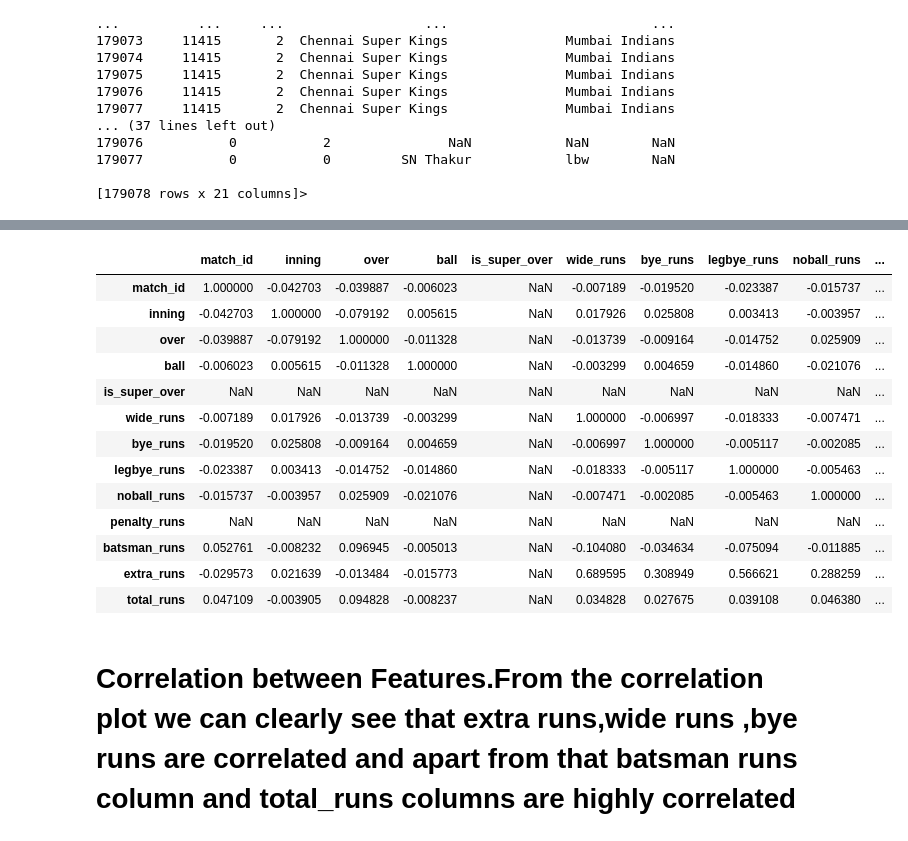
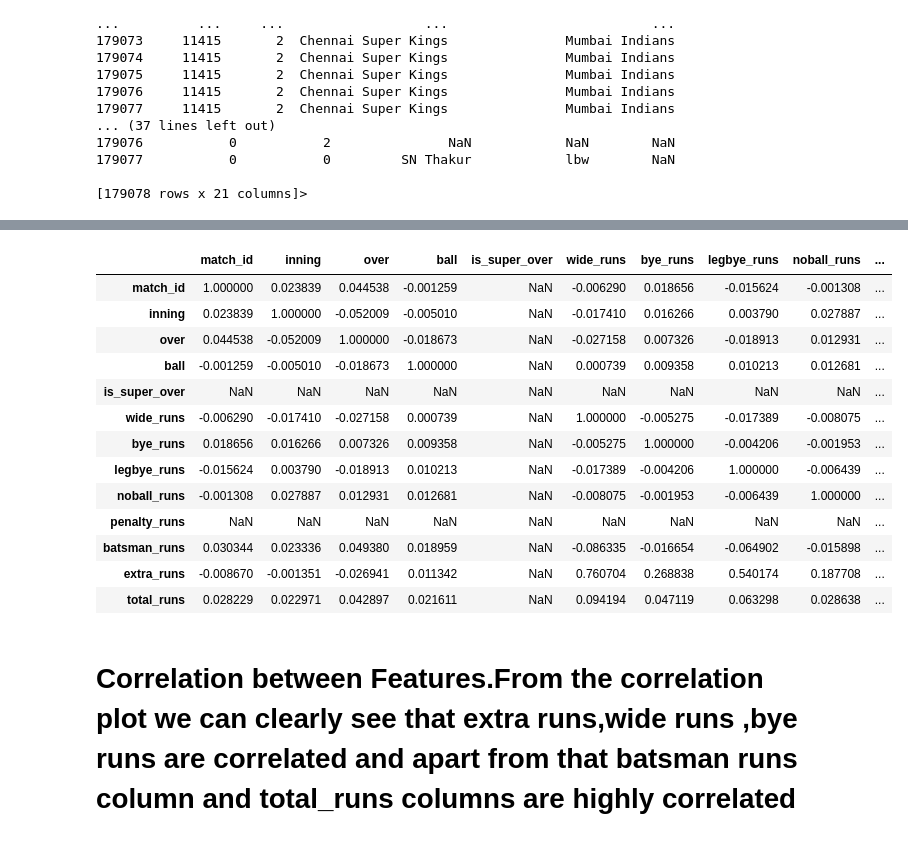
Before and after one commit to prajwal-kv/INTERNSHIP, a Jupyter notebook: DC_RR - Copy.ipynb, the cells around one changed output, grey strips where cells are left out. Cells and saved outputs as stored; diff of their text form; code cells hidden in the pictures.

```diff
--- a/DC_RR - Copy.ipynb
+++ b/DC_RR - Copy.ipynb
@@ -435,0 +438,2 @@ Deliveries.describe
+# %%
+Deliveries.replace('Delhi Daredevils','Delhi Capitals',inplace=True)
@@ -438,2 +463,2 @@ Deliveries.describe
 # %%
-Delhi_Rajastan1=Deliveries.loc[(Deliveries['batting_team' ] =='Rajasthan Royals' ) & (Deliveries['bowling_team'] == 'Delhi Daredevils')]
+Delhi_Punjab1=Deliveries.loc[(Deliveries['batting_team' ] =='Kings XI Punjab' ) & (Deliveries['bowling_team'] == 'Delhi Capitals')]
@@ -456,2 +481,2 @@ Delhi_Rajastan1
 # %%
-Delhi_Rajastan2=Deliveries.loc[(Deliveries['bowling_team' ] =='Rajasthan Royals' ) & (Deliveries['batting_team'] == 'Delhi Daredevils')]
+Delhi_Punjab2=Deliveries.loc[(Deliveries['bowling_team' ] =='Kings XI Punjab' ) & (Deliveries['batting_team'] == 'Delhi Capitals')]
@@ -500 +499,3 @@ Delhi_Capitials_Rajastan_Royals=D_R1.append(D_R2)
+# %%
+Delhi_Punjab=Delhi_Punjab1.append(Delhi_Punjab2)
 # %% [markdown]
@@ -545,20 +565,20 @@ sns.pairplot(Delhi_Capitials_Rajastan_Royals)
 # %%
-Delhi_Capitials_Rajastan_Royals.corr()
+Delhi_Punjab.corr()
 # %% [output]
 |  | match_id | inning | over | ball | is_super_over | wide_runs | bye_runs | legbye_runs | noball_runs | ... |
-| match_id | 1.000000 | -0.042703 | -0.039887 | -0.006023 | NaN | -0.007189 | -0.019520 | -0.023387 | -0.015737 | ... |
-| inning | -0.042703 | 1.000000 | -0.079192 | 0.005615 | NaN | 0.017926 | 0.025808 | 0.003413 | -0.003957 | ... |
-| over | -0.039887 | -0.079192 | 1.000000 | -0.011328 | NaN | -0.013739 | -0.009164 | -0.014752 | 0.025909 | ... |
-| ball | -0.006023 | 0.005615 | -0.011328 | 1.000000 | NaN | -0.003299 | 0.004659 | -0.014860 | -0.021076 | ... |
+| match_id | 1.000000 | 0.023839 | 0.044538 | -0.001259 | NaN | -0.006290 | 0.018656 | -0.015624 | -0.001308 | ... |
+| inning | 0.023839 | 1.000000 | -0.052009 | -0.005010 | NaN | -0.017410 | 0.016266 | 0.003790 | 0.027887 | ... |
+| over | 0.044538 | -0.052009 | 1.000000 | -0.018673 | NaN | -0.027158 | 0.007326 | -0.018913 | 0.012931 | ... |
+| ball | -0.001259 | -0.005010 | -0.018673 | 1.000000 | NaN | 0.000739 | 0.009358 | 0.010213 | 0.012681 | ... |
 | is_super_over | NaN | NaN | NaN | NaN | NaN | NaN | NaN | NaN | NaN | ... |
-| wide_runs | -0.007189 | 0.017926 | -0.013739 | -0.003299 | NaN | 1.000000 | -0.006997 | -0.018333 | -0.007471 | ... |
-| bye_runs | -0.019520 | 0.025808 | -0.009164 | 0.004659 | NaN | -0.006997 | 1.000000 | -0.005117 | -0.002085 | ... |
-| legbye_runs | -0.023387 | 0.003413 | -0.014752 | -0.014860 | NaN | -0.018333 | -0.005117 | 1.000000 | -0.005463 | ... |
-| noball_runs | -0.015737 | -0.003957 | 0.025909 | -0.021076 | NaN | -0.007471 | -0.002085 | -0.005463 | 1.000000 | ... |
+| wide_runs | -0.006290 | -0.017410 | -0.027158 | 0.000739 | NaN | 1.000000 | -0.005275 | -0.017389 | -0.008075 | ... |
+| bye_runs | 0.018656 | 0.016266 | 0.007326 | 0.009358 | NaN | -0.005275 | 1.000000 | -0.004206 | -0.001953 | ... |
+| legbye_runs | -0.015624 | 0.003790 | -0.018913 | 0.010213 | NaN | -0.017389 | -0.004206 | 1.000000 | -0.006439 | ... |
+| noball_runs | -0.001308 | 0.027887 | 0.012931 | 0.012681 | NaN | -0.008075 | -0.001953 | -0.006439 | 1.000000 | ... |
 | penalty_runs | NaN | NaN | NaN | NaN | NaN | NaN | NaN | NaN | NaN | ... |
-| batsman_runs | 0.052761 | -0.008232 | 0.096945 | -0.005013 | NaN | -0.104080 | -0.034634 | -0.075094 | -0.011885 | ... |
-| extra_runs | -0.029573 | 0.021639 | -0.013484 | -0.015773 | NaN | 0.689595 | 0.308949 | 0.566621 | 0.288259 | ... |
-| total_runs | 0.047109 | -0.003905 | 0.094828 | -0.008237 | NaN | 0.034828 | 0.027675 | 0.039108 | 0.046380 | ... |
+| batsman_runs | 0.030344 | 0.023336 | 0.049380 | 0.018959 | NaN | -0.086335 | -0.016654 | -0.064902 | -0.015898 | ... |
+| extra_runs | -0.008670 | -0.001351 | -0.026941 | 0.011342 | NaN | 0.760704 | 0.268838 | 0.540174 | 0.187708 | ... |
+| total_runs | 0.028229 | 0.022971 | 0.042897 | 0.021611 | NaN | 0.094194 | 0.047119 | 0.063298 | 0.028638 | ... |
 # %% [markdown]
 # Correlation between Features.From the correlation plot we can clearly see that extra runs,wide runs ,bye runs are correlated and apart from that batsman runs column and total_runs columns are highly correlated
 # %%
```
Also changed, not shown: parts of 85 cells of this notebook.
